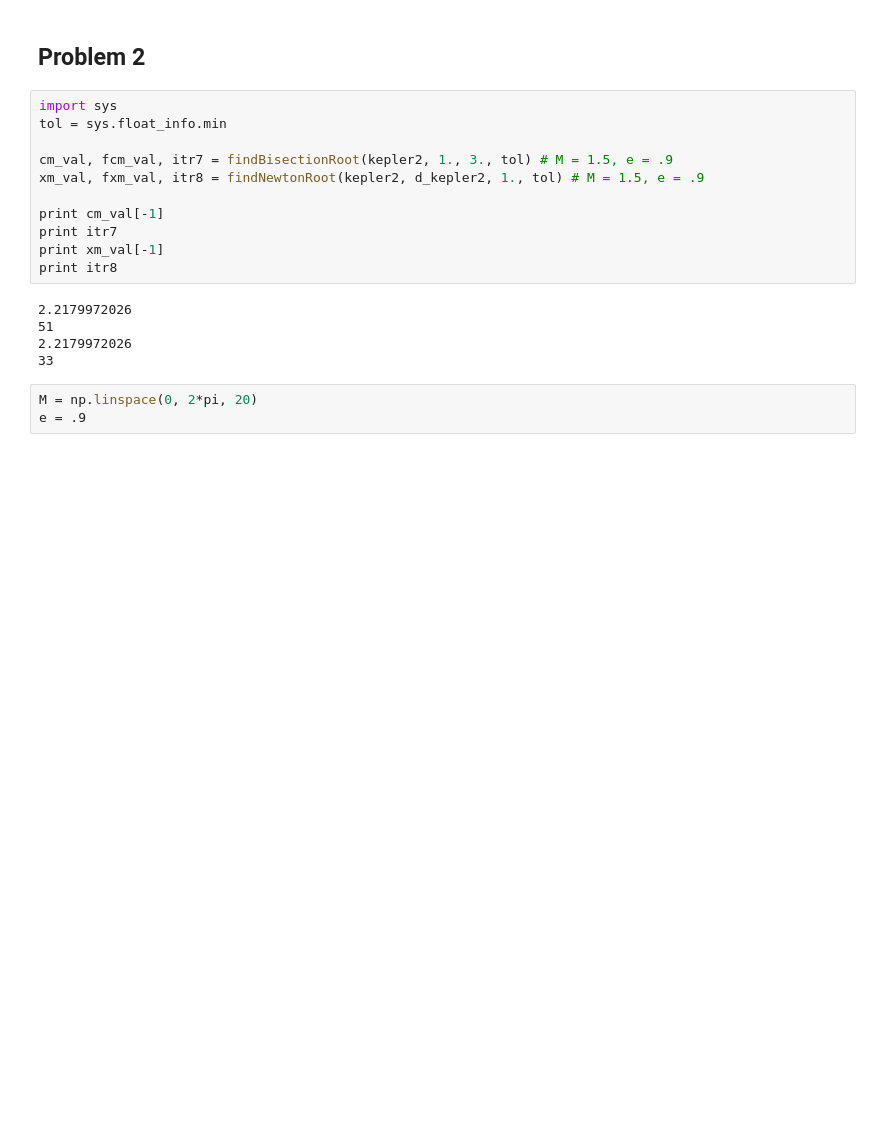
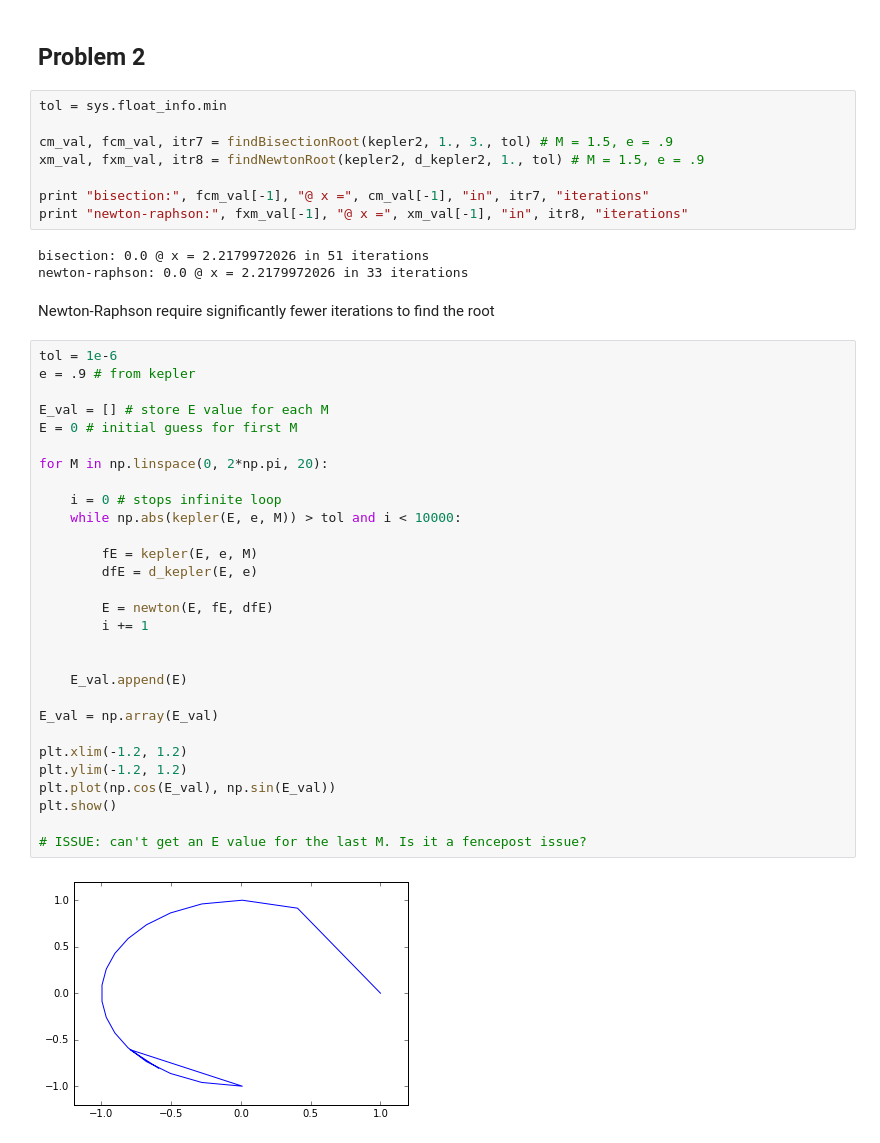
Before and after one commit to spencer501/ASTR427, a Jupyter notebook: HW3/Homework 3.ipynb, the cells around one changed output. Drawn from its saved outputs; the diff is of its cells as text; blank space fills up the shorter version.

Commit message:
Complete assignment (except for last part of Q2)

```diff
--- a/HW3/Homework 3.ipynb
+++ b/HW3/Homework 3.ipynb
@@ -332,21 +348,46 @@ iterations: 15
 # %% [markdown]
 ## Problem 2
 # %%
-import sys
 tol = sys.float_info.min
 
 cm_val, fcm_val, itr7 = findBisectionRoot(kepler2, 1., 3., tol) # M = 1.5, e = .9
 xm_val, fxm_val, itr8 = findNewtonRoot(kepler2, d_kepler2, 1., tol) # M = 1.5, e = .9
 
-print cm_val[-1]
-print itr7
-print xm_val[-1]
-print itr8
+print "bisection:", fcm_val[-1], "@ x =", cm_val[-1], "in", itr7, "iterations"
+print "newton-raphson:", fxm_val[-1], "@ x =", xm_val[-1], "in", itr8, "iterations"
 # %% [output]
-2.2179972026
-51
-2.2179972026
-33
+bisection: 0.0 @ x = 2.2179972026 in 51 iterations
+newton-raphson: 0.0 @ x = 2.2179972026 in 33 iterations
-# %%
-M = np.linspace(0, 2*pi, 20)
-e = .9
+# %% [markdown]
+Newton-Raphson require significantly fewer iterations to find the root
+# %%
+tol = 1e-6
+e = .9 # from kepler
+
+E_val = [] # store E value for each M
+E = 0 # initial guess for first M
+
+for M in np.linspace(0, 2*np.pi, 20):
+
+    i = 0 # stops infinite loop
+    while np.abs(kepler(E, e, M)) > tol and i < 10000:
+
+        fE = kepler(E, e, M)
+        dfE = d_kepler(E, e)
+
+        E = newton(E, fE, dfE)
+        i += 1
+
+
+    E_val.append(E)
+
+E_val = np.array(E_val)
+
+plt.xlim(-1.2, 1.2)
+plt.ylim(-1.2, 1.2)
+plt.plot(np.cos(E_val), np.sin(E_val))
+plt.show()
+
+# ISSUE: can't get an E value for the last M. Is it a fencepost issue?
+# %% [output]
+[figure, added]
```
Also changed, not shown: parts of 3 cells of this notebook.
